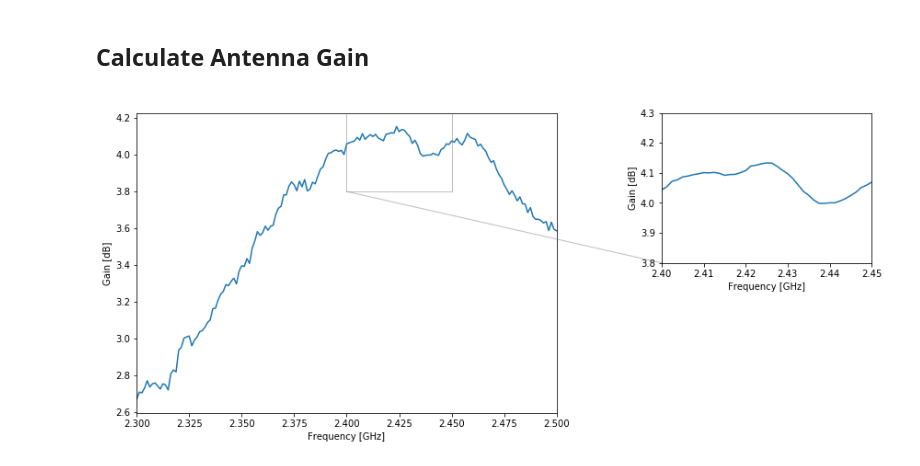
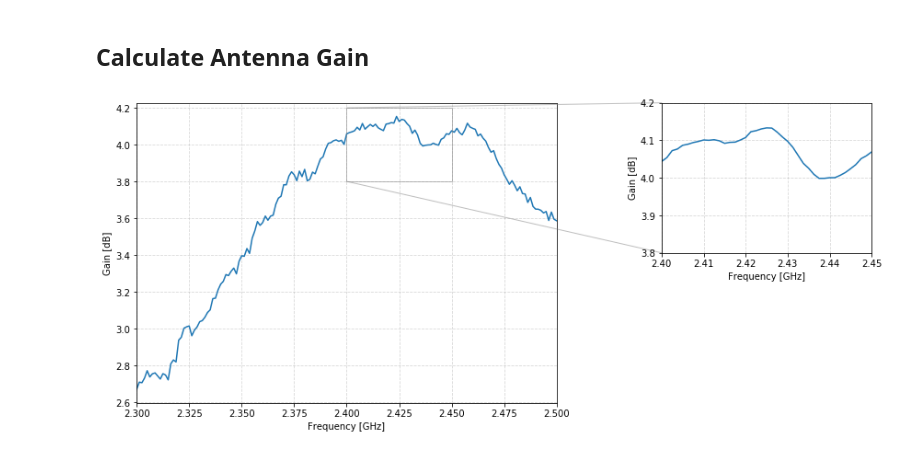
Before and after one commit to AcubeSAT/satellite-s-band-antenna, a Jupyter notebook: Anechoic Chamber Tests/Patch_Antenna_Gain.ipynb, the cells around one changed output. Saved outputs shown, nothing was run; the diff lists cells and outputs as text; code cells hidden in the pictures.

```diff
--- a/Anechoic Chamber Tests/Patch_Antenna_Gain.ipynb
+++ b/Anechoic Chamber Tests/Patch_Antenna_Gain.ipynb
@@ -61,30 +61,36 @@ Gain = gain(frequency[freq_low:freq_high], S21_horn[freq_low:freq_high], S21_lef
 # %%
 # Plot results
 
 # Create the figure and the space
 fig = plt.figure(figsize=(18, 6))
 ax = fig.add_subplot(1, 2, 1)
 
 # Plot the pattern
 plot = ax.plot(frequency[freq_low:freq_high], Gain)
 
 ax.set_xlabel('Frequency [GHz]')
 ax.set_ylabel('Gain [dB]')
 ax.set_xlim(2.3, 2.5)
 
 # In-set axis
 zoom = ax.inset_axes([1.25, 0.5, 0.5, 0.5])
 smth = uniform_filter1d(Gain, size=5)
 zoom.plot(frequency[freq_low:freq_high], smth)
 
 zoom.set_xlim(2.4, 2.45)
-zoom.set_ylim(3.8, 4.3)
+zoom.set_ylim(3.8, 4.2)
 zoom.set_xlabel('Frequency [GHz]')
 zoom.set_ylabel('Gain [dB]')
+zoom.grid(True, ls = '--', alpha = 0.5)
 
 ax.indicate_inset_zoom(zoom)
+ax.grid(True, ls = '--', alpha = 0.5)
 
 plt.show()
 #plt.savefig('patch_gain_vs_frequency.pdf', bbox_inches='tight')
+
+# Save the data in text for further analysis
+np.savetxt('Data Analysis Results/patch_gain_vs_freq.txt', np.vstack((frequency[freq_low:freq_high], Gain)).transpose(),
+                                                                     delimiter = '\t\t', header = 'Frq [GHz]\tGain [dB]', fmt = '%.5f')
 # %% [output]
-[figure, old version]
+[figure, new version]
```
Also changed, not shown: 2 other files.
